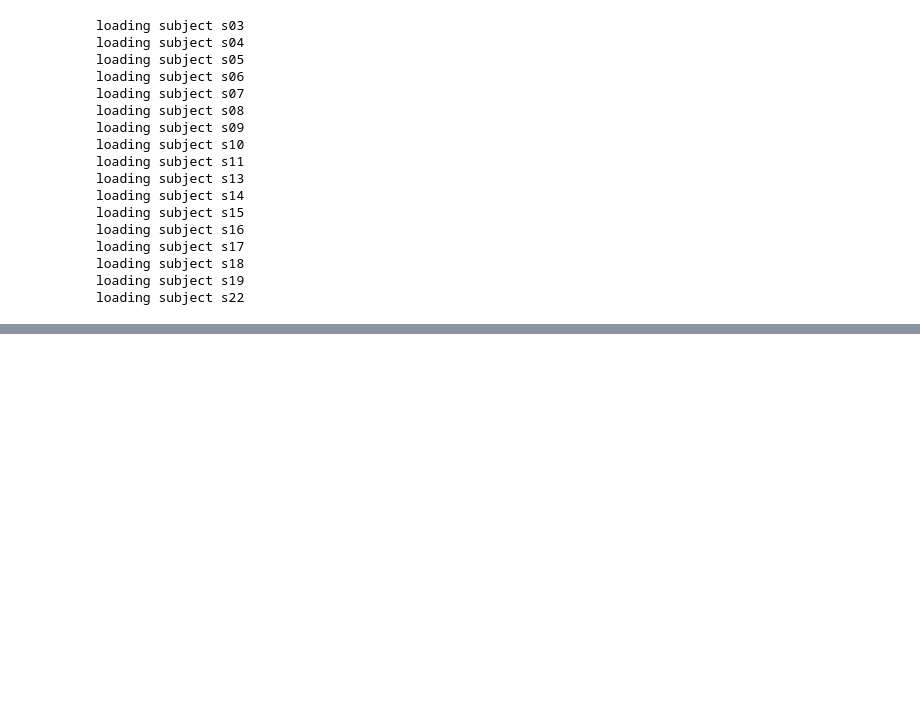
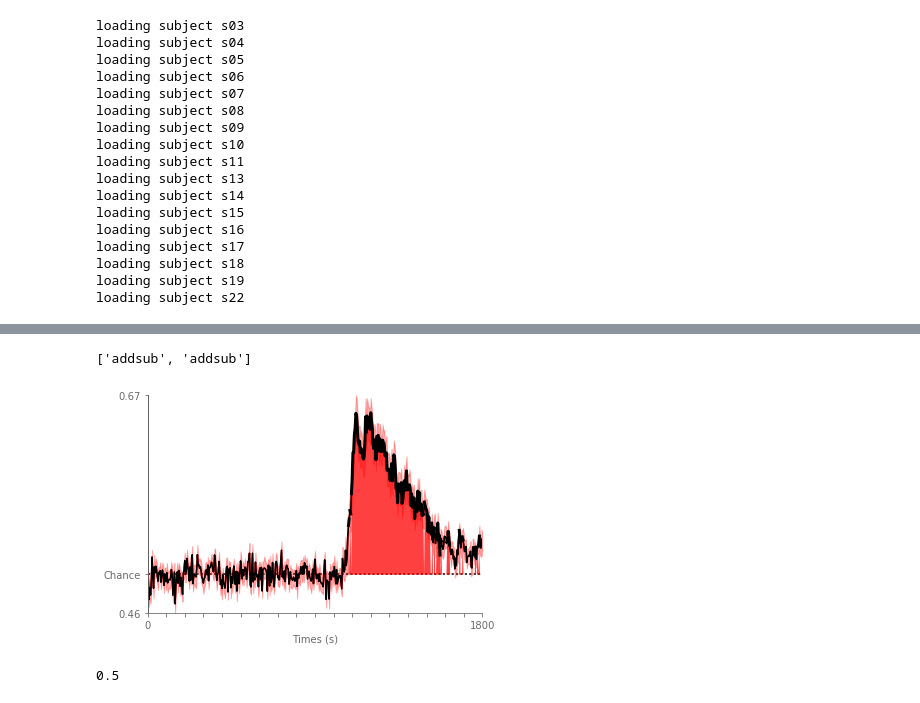
Before and after one commit to pinheirochagas/Calc_MEG, a Jupyter notebook: decoding/notebooks/decoding_notebook.ipynb, the cells around one changed output, grey strips where cells are left out. Drawn from its saved outputs; the diff is of its cells as text; code cells hidden in the pictures; blank space fills up the shorter version.

Commit message:
decoding minor

```diff
--- a/decoding/notebooks/decoding_notebook.ipynb
+++ b/decoding/notebooks/decoding_notebook.ipynb
@@ -105,0 +167,47 @@ np.shape(all_scores)
+# %%
+#Plot GAT with uncorrected p values
+for c, cond in enumerate(conditions):
+    classLines = [None, None, toi, toi]
+    pretty_gat(group_scores[c, :, :], chance = .25, ax = None, sig = None, cmap = 'RdBu_r',
+             colorbar = True, xlabel = 'Testing Time (s)',
+             ylabel = 'Training Time (s)', sfreq = 125, test_times = None)
+    fname = dirs['gp_result'] + '/' + cond[0] + '_' + cond[1] + '-uncorrectedGAT.tif'
+    #plt.savefig(fname, format = 'tif', dpi = 300, bbox_inches = 'tight')
+    plt.show()
+# %%
+#Plot GAT with corrected p values - only contour
+for c, cond in enumerate(conditions):
+    classLines = [None, None, toi, toi]
+    print(cond)
+    pretty_gat(group_scores[c, :, :], chance = chance, ax = None, sig = p_values_gat[c,:], cmap = 'RdBu_r',
+             colorbar = None, xlabel = 'Testing Time (s)',
+             ylabel = 'Training Time (s)', sfreq = 125, test_times = None)
+    fname = dirs['gp_result'] + '/' + cond[0] + '_' + cond[1] + '-uncorrectedGAT_contour.tif'
+    #plt.savefig(fname, format = 'tif', dpi = 300, bbox_inches = 'tight')
+    plt.show()
+# %%
+#Plot diagonal with uncorrected p values
+#colors = ['dodgerblue', 'darkturquoise', 'darkred', 'crimson']
+colors = [(0.0, 0.4470588235294118, 0.6980392156862745),
+                 (0.0, 0.6196078431372549, 0.45098039215686275),
+                 (0.8352941176470589, 0.3686274509803922, 0.0),
+                 (0.8, 0.4745098039215686, 0.6549019607843137),
+                 (0.9411764705882353, 0.8941176470588236, 0.25882352941176473),
+                 (0.33725490196078434, 0.7058823529411765, 0.9137254901960784)]
+
+for c, cond in enumerate(conditions):
+        print (cond)
+        #print(times[np.where(p_values_diagonal[c, :] < .05)])
+        pretty_decod(all_scores[0,:, :, 0], chance=chance, sig=p_values_gat_fdr[0,:,0]<0.01,
+                 color=[1,0,0], fill=True, xlabel='Times (s)', sfreq=sfreq)
+        fname = dirs['gp_result'] + '/' + cond[0] + '_' + cond[1] + '-uncorrectedDiag_smooth.tif'
+        #plt.savefig(fname, format = 'tif', dpi = 300, bbox_inches = 'tight')
+
+        plt.show()
+# %% [output]
+['addsub', 'addsub']
+[figure, added]
+# %%
+chance
+# %% [output]
+0.5
```
Also changed, not shown: parts of 20 cells of this notebook, 1 other file.
